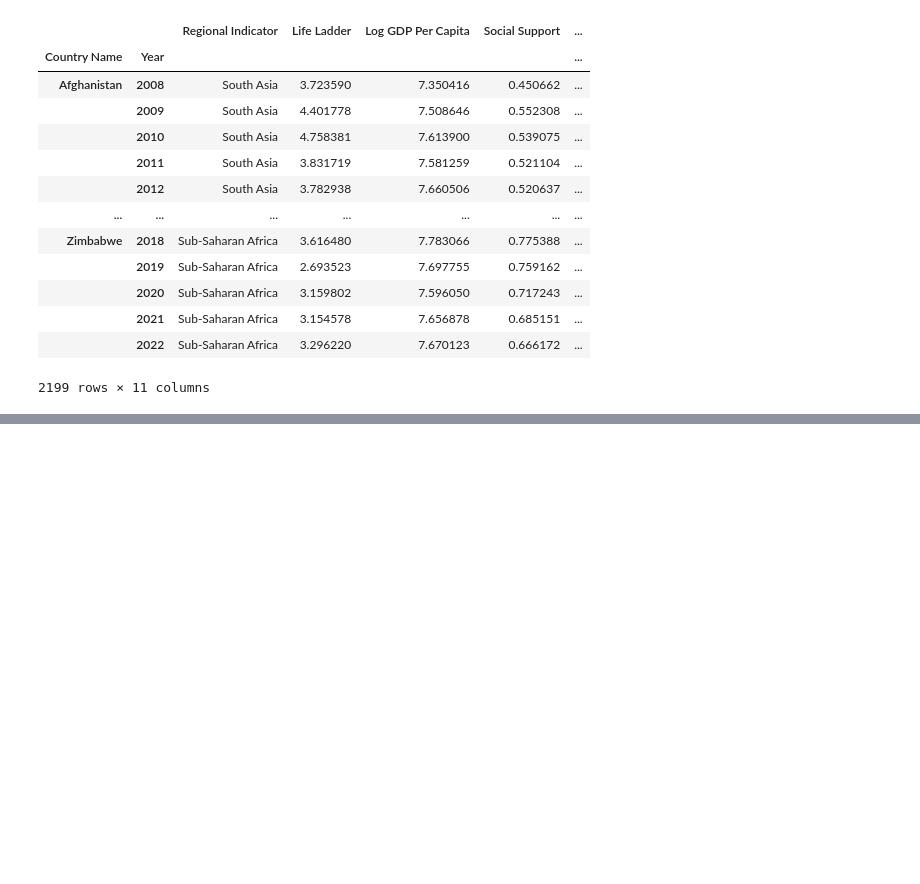
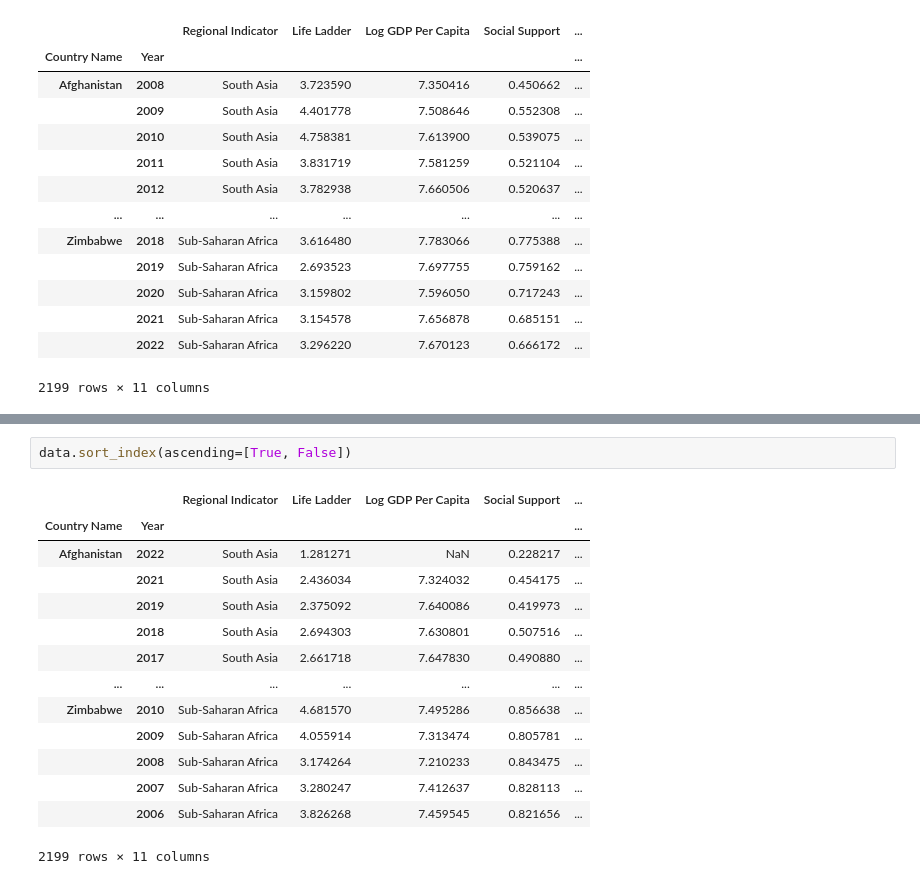
Before and after one commit to jenstem/data-analysis, a Jupyter notebook: Data Analysis/demo.ipynb, the cells around one changed output, grey strips where cells are left out. Saved outputs shown, nothing was run; the diff lists cells and outputs as text; blank space fills up the shorter version.

```diff
--- a/Data Analysis/demo.ipynb
+++ b/Data Analysis/demo.ipynb
@@ -4300,0 +4318,17 @@ data.sort_index()
+# %%
+data.sort_index(ascending=[True, False])
+# %% [output]
+|  |  | Regional Indicator | Life Ladder | Log GDP Per Capita | Social Support | ... |
+| Country Name | Year |  |  |  |  | ... |
+| Afghanistan | 2022 | South Asia | 1.281271 | NaN | 0.228217 | ... |
+|  | 2021 | South Asia | 2.436034 | 7.324032 | 0.454175 | ... |
+|  | 2019 | South Asia | 2.375092 | 7.640086 | 0.419973 | ... |
+|  | 2018 | South Asia | 2.694303 | 7.630801 | 0.507516 | ... |
+|  | 2017 | South Asia | 2.661718 | 7.647830 | 0.490880 | ... |
+| ... | ... | ... | ... | ... | ... | ... |
+| Zimbabwe | 2010 | Sub-Saharan Africa | 4.681570 | 7.495286 | 0.856638 | ... |
+|  | 2009 | Sub-Saharan Africa | 4.055914 | 7.313474 | 0.805781 | ... |
+|  | 2008 | Sub-Saharan Africa | 3.174264 | 7.210233 | 0.843475 | ... |
+|  | 2007 | Sub-Saharan Africa | 3.280247 | 7.412637 | 0.828113 | ... |
+|  | 2006 | Sub-Saharan Africa | 3.826268 | 7.459545 | 0.821656 | ... |
+2199 rows × 11 columns
```
Also changed, not shown: parts of 1 cell of this notebook.
